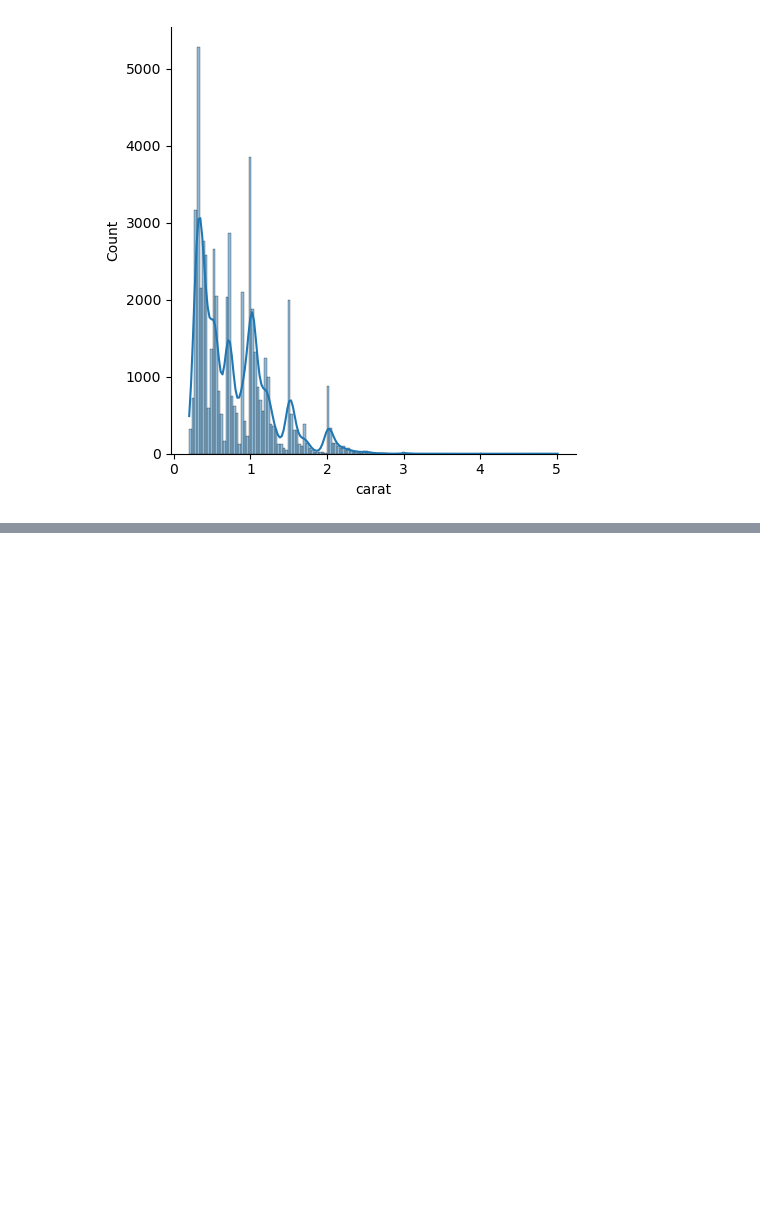
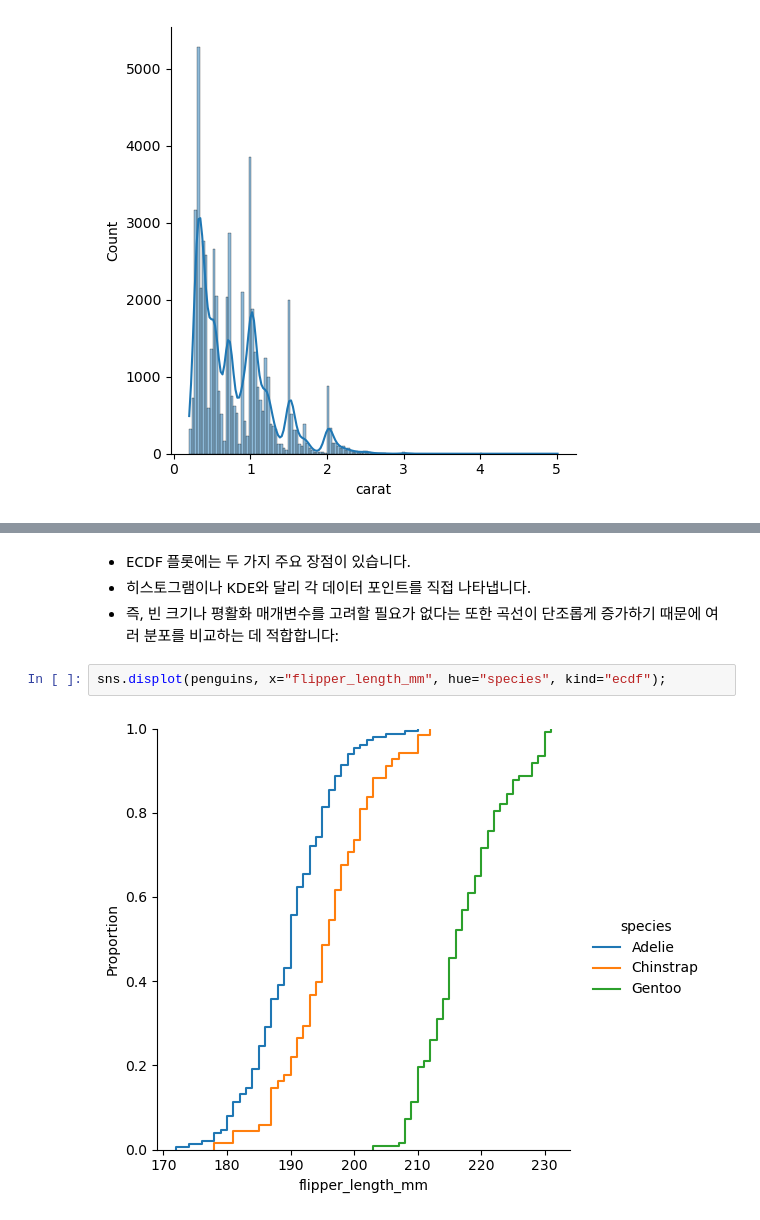
Before and after one commit to Daconic/Seaborn_tutorial_KOR, a Jupyter notebook: Visualizing distributions of data.ipynb, the cells around one changed output, grey strips where cells are left out. Cells and saved outputs as stored; diff of their text form; blank space fills up the shorter version.

```diff
--- a/Visualizing distributions of data.ipynb
+++ b/Visualizing distributions of data.ipynb
@@ -227,0 +238,8 @@ sns.displot(diamonds, x="carat", kde=True);
+# %% [markdown]
+- ECDF 플롯에는 두 가지 주요 장점이 있습니다.
+- 히스토그램이나 KDE와 달리 각 데이터 포인트를 직접 나타냅니다.
+- 즉, 빈 크기나 평활화 매개변수를 고려할 필요가 없다는 또한 곡선이 단조롭게 증가하기 때문에 여러 분포를 비교하는 데 적합합니다:
+# %%
+sns.displot(penguins, x="flipper_length_mm", hue="species", kind="ecdf");
+# %% [output]
+[figure, added]
```
Also changed, not shown: parts of 24 cells of this notebook.
